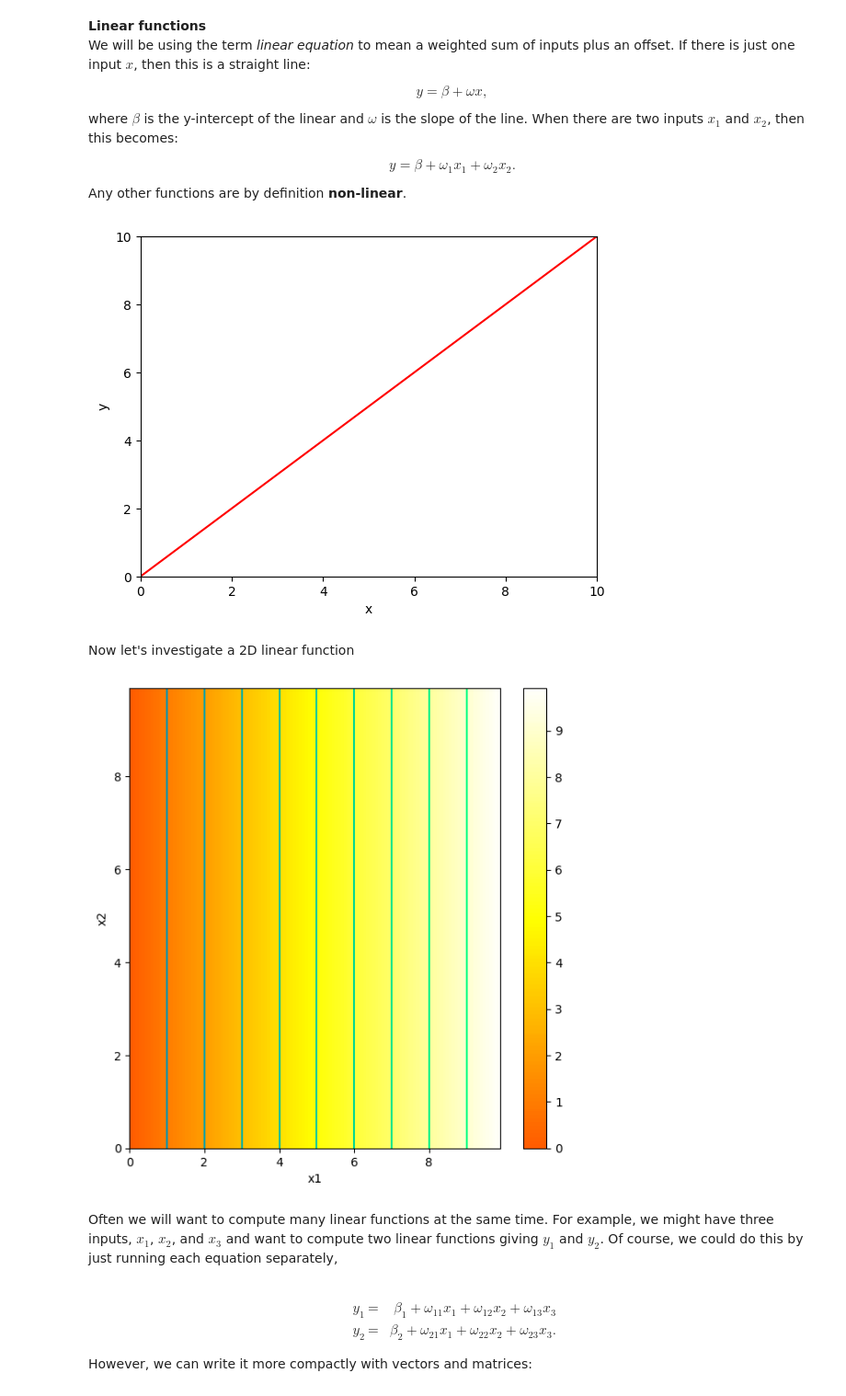
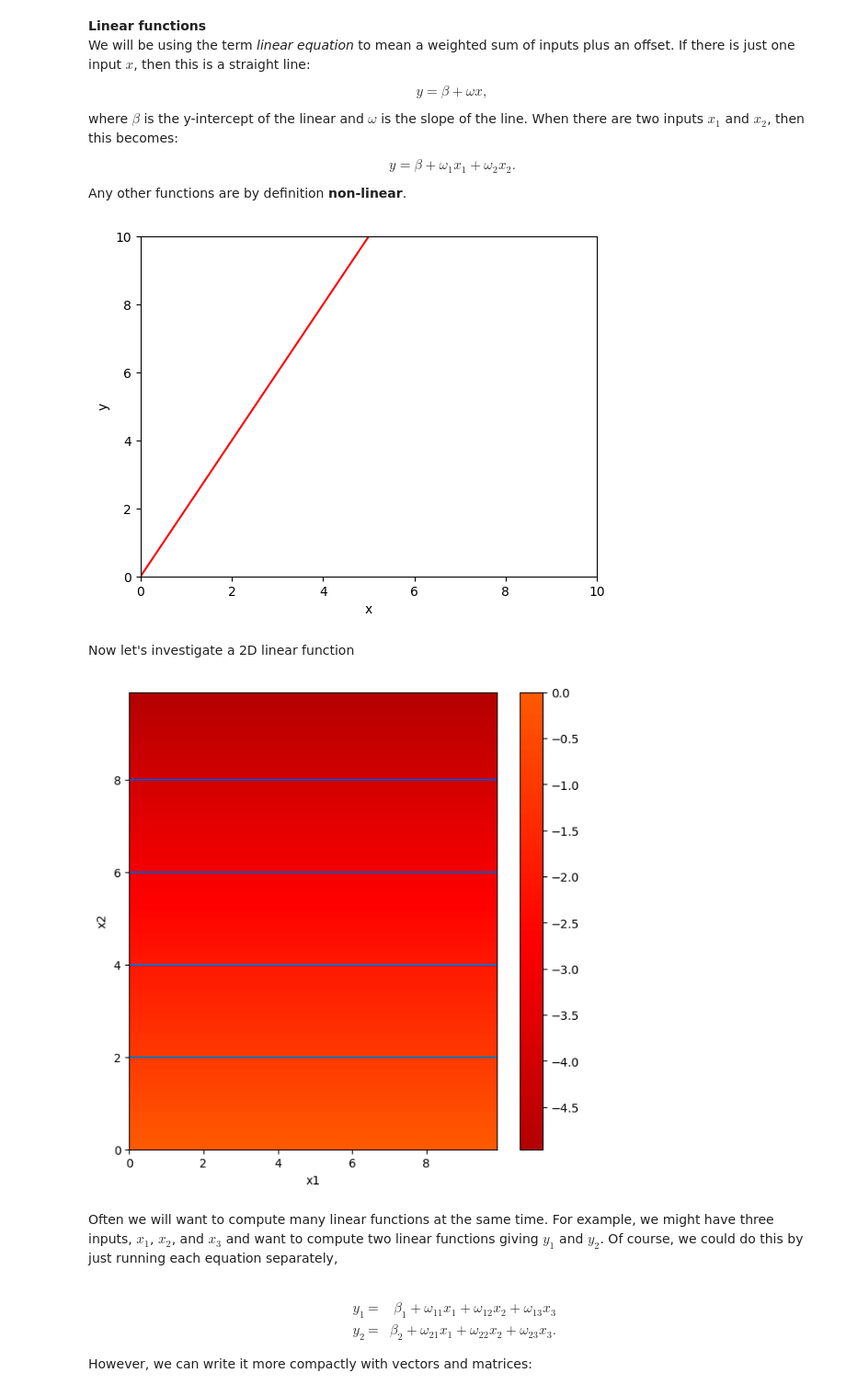
Before and after one commit to saiedoooooo/Oracle-Sheet2-Explorer, a Jupyter notebook: Notebooks/Chap01/1_1_BackgroundMathematics.ipynb, the cells around one changed output. Shown at 92% size. Saved outputs shown, nothing was run; the diff lists cells and outputs as text; code cells hidden in the pictures.

```diff
--- a/Notebooks/Chap01/1_1_BackgroundMathematics.ipynb
+++ b/Notebooks/Chap01/1_1_BackgroundMathematics.ipynb
@@ -26,7 +26,7 @@ Any other functions are by definition **non-linear**.
 # Define a linear function with just one input, x
 def linear_function_1D(x,beta,omega):
   # TODO -- replace the code line below with formula for 1D linear equation
-  y = x
+  y = beta+omega*x
 
   return y
 # %%
@@ -34,9 +34,9 @@ def linear_function_1D(x,beta,omega):
 
 # Define an array of x values from 0 to 10 with increments of 0.01
 # https://numpy.org/doc/stable/reference/generated/numpy.arange.html
-x = np.arange(0.0,10.0, 0.01)
+x = np.arange(0.0,5.0, 0.01)
 # Compute y using the function you filled in above
-beta = 0.0; omega = 1.0
+beta = 0.0; omega = 2.0
 
 y = linear_function_1D(x,beta,omega)
 
@@ -51,7 +51,7 @@ plt.show()
 # to understand what they do.  Try to make a line
 # that crosses the y-axis at y=10 and the x-axis at x=5
 # %% [output]
-[figure, old version]
+[figure, new version]
 # %% [markdown]
 Now let's investigate a 2D linear function
 # %%
@@ -69,41 +69,41 @@ def draw_2D_function(x1_mesh, x2_mesh, y):
 # Define a linear function with two inputs, x1 and x2
 def linear_function_2D(x1,x2,beta,omega1,omega2):
   # TODO -- replace the code line below with formula for 2D linear equation
-  y = x1
+  y = x1*omega1+x2*omega2+beta
 
   return y
 # %%
 # Plot the 2D function
 
 # Make 2D array of x and y points
 x1 = np.arange(0.0, 10.0, 0.1)
 x2 = np.arange(0.0, 10.0, 0.1)
 x1,x2 = np.meshgrid(x1,x2)  # https://www.geeksforgeeks.org/numpy-meshgrid-function/
 
 # Compute the 2D function for given values of omega1, omega2
-beta = 0.0; omega1 = 1.0; omega2 = -0.5
+beta = 0.0; omega1 = 0.0; omega2 = -0.5
 y  = linear_function_2D(x1,x2,beta, omega1, omega2)
 
 # Draw the function.
 # Color represents y value (brighter = higher value)
 # Black = -10 or less, White = +10 or more
 # 0 = mid orange
 # Lines are contours where value is equal
 draw_2D_function(x1,x2,y)
 
 # TODO
 # Predict what this plot will look like if you set omega_1 to zero
 # Change the code and see if you are right.
 
 # TODO
 # Predict what this plot will look like if you set omega_2 to zero
 # Change the code and see if you are right.
 
 # TODO
 # Predict what this plot will look like if you set beta to -5
 # Change the code and see if you are correct
 # %% [output]
-[figure, old version]
+[figure, new version]
 # %% [markdown]
 Often we will want to compute many linear functions at the same time.  For example, we might have three inputs, $x_1$, $x_2$, and $x_3$ and want to compute two linear functions giving $y_1$ and $y_2$. Of course, we could do this by just running each equation separately,<br><br>
 
```
Also changed, not shown: parts of 4 cells of this notebook.
